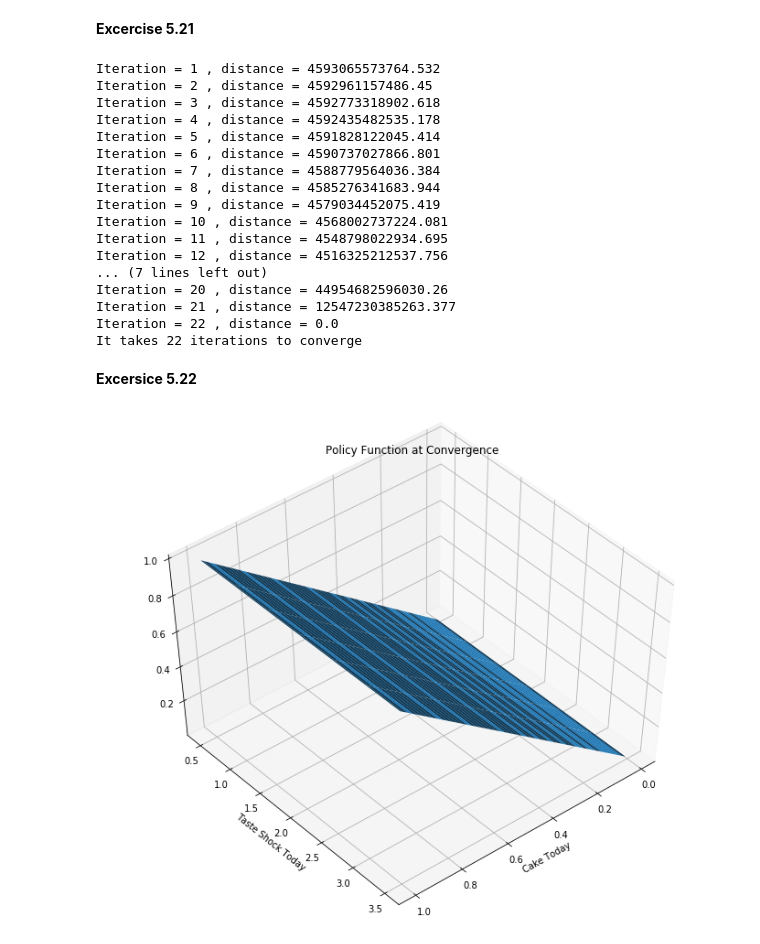
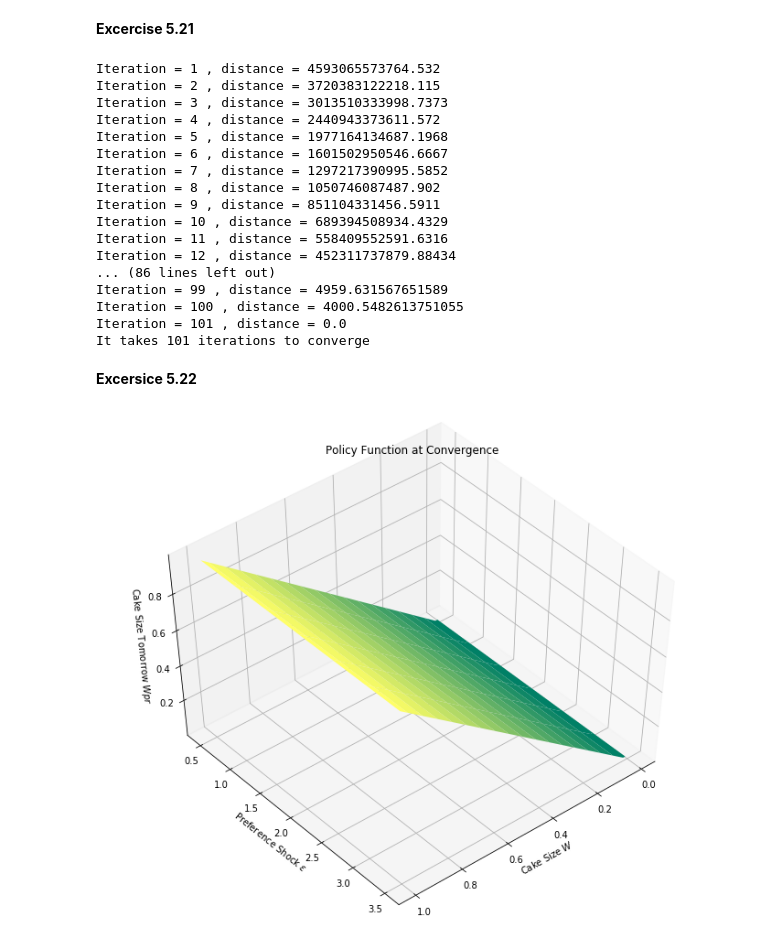
Before and after one commit to UC-MACSS/persp-model-econ_W19, a Jupyter notebook: ProblemSets/PS3/PS3.ipynb, the cells around one changed output. Saved outputs shown, nothing was run; the diff lists cells and outputs as text; code cells hidden in the pictures.

```diff
--- a/ProblemSets/PS3/PS3.ipynb
+++ b/ProblemSets/PS3/PS3.ipynb
@@ -396,11 +384,9 @@ Text(0,0.5,'V')
 # %% [markdown]
 **Excercise 5.20**
 # %%
-v_init = v_new_1
-v_exp = v_init @ f.reshape((M,1))
-v_exp_mat = np.tile(v_exp.reshape((1, N)), (N, 1))
+v_init = v_new
+v_exp = v_init.dot(pr_e)
+v_exp_mat = np.tile(v_exp.reshape((1, 1, N)), (N, M, 1))
 v_exp_mat[~c_pos] = -9e+5
-v_exp_c = np.array([v_exp_mat for i in range(M)])
-v_t = mat_shock + beta * v_exp_c
-v_new_2 = np.zeros((N, M))
-w_prime_2 = np.zeros((N, M))
+v_new = (u_mat + beta * v_exp_mat).max(axis=2)
+w_ind = np.argmax(u_mat + beta * v_exp_mat, axis=2)
@@ -446,18 +410,10 @@ v_init = np.zeros((N, M))
 while dist > toler and vf_iter < maxiters:
     vf_iter += 1
     # one contraction mapping
-    v_exp = v_init @ f.reshape((M,1))
-    v_exp_mat = np.tile(v_exp.reshape((1, N)), (N, 1))
+    v_exp = v_init.dot(pr_e)
+    v_exp_mat = np.tile(v_exp.reshape((1, 1, N)), (N, M, 1))
     v_exp_mat[~c_pos] = -9e+5
-    v_exp_c = np.array([v_exp_mat for i in range(M)])
-    v_t = mat_shock + beta * v_exp_c
-    v_new = np.zeros((N, M))
-    w_prime = np.zeros((N, M))
-    for i in range(N):
-        v_w = v_t[:, i, :]
-        v_new[i] = v_w.max(axis=1)
-        index = np.argmax(v_w, axis=1)
-        w_prime[i] = w_vec[index]
+    v_new = (u_mat + beta * v_exp_mat).max(axis=2)
     dist = np.sum((v_new - v_init) ** 2)
     print('Iteration =', vf_iter, ', distance =', dist)
     v_init = v_new
@@ -465,33 +421,41 @@ while dist > toler and vf_iter < maxiters:
 print("It takes %d iterations to converge" % vf_iter)
 # %% [output]
 Iteration = 1 , distance = 4593065573764.532
-Iteration = 2 , distance = 4592961157486.45
-Iteration = 3 , distance = 4592773318902.618
-Iteration = 4 , distance = 4592435482535.178
-Iteration = 5 , distance = 4591828122045.414
-Iteration = 6 , distance = 4590737027866.801
-Iteration = 7 , distance = 4588779564036.384
-Iteration = 8 , distance = 4585276341683.944
-Iteration = 9 , distance = 4579034452075.419
-Iteration = 10 , distance = 4568002737224.081
-Iteration = 11 , distance = 4548798022934.695
-Iteration = 12 , distance = 4516325212537.756
-... (7 lines left out)
-Iteration = 20 , distance = 44954682596030.26
-Iteration = 21 , distance = 12547230385263.377
-Iteration = 22 , distance = 0.0
-It takes 22 iterations to converge
+Iteration = 2 , distance = 3720383122218.115
+Iteration = 3 , distance = 3013510333998.7373
+Iteration = 4 , distance = 2440943373611.572
+Iteration = 5 , distance = 1977164134687.1968
+Iteration = 6 , distance = 1601502950546.6667
+Iteration = 7 , distance = 1297217390995.5852
+Iteration = 8 , distance = 1050746087487.902
+Iteration = 9 , distance = 851104331456.5911
+Iteration = 10 , distance = 689394508934.4329
+Iteration = 11 , distance = 558409552591.6316
+Iteration = 12 , distance = 452311737879.88434
+... (86 lines left out)
+Iteration = 99 , distance = 4959.631567651589
+Iteration = 100 , distance = 4000.5482613751055
+Iteration = 101 , distance = 0.0
+It takes 101 iterations to converge
 # %% [markdown]
 **Excersice 5.22**
 # %%
 from mpl_toolkits.mplot3d import Axes3D
-x,y = np.meshgrid(w_vec, e_vec)
+import matplotlib.pyplot as plt
+from matplotlib import cm
+
+wmat, emat = np.meshgrid(w_vec, e_vec)
+w_ind = np.argmax(u_mat + beta * v_exp_mat, axis=2)
+w_prime = w_vec[w_ind]
+cmap_c = cm.get_cmap('summer')
 fig = plt.figure(figsize = (12, 10))
-ax = fig.add_subplot(111, projection='3d')
-ax.plot_surface(x.T, y.T, w_prime)
-ax.set_xlabel('Cake Today')
-ax.set_ylabel('Taste Shock Today')
+ax = fig.gca(projection = '3d')
+ax.set_xlabel(r'Cake Size $W$')
+ax.set_ylabel(r'Preference Shock $\varepsilon$')
+ax.set_zlabel(r'Cake Size Tomorrow $Wpr$')
 ax.set_title("Policy Function at Convergence")
+ax.plot_surface(wmat, emat, w_prime.T, rstride=1,
+                cstride=6, cmap=cmap_c)
 ax.view_init(elev = 50, azim = 50)
 # %% [output]
-[figure, old version]
+[figure, new version]
```
Also changed, not shown: parts of 21 cells of this notebook, 3 other files.
